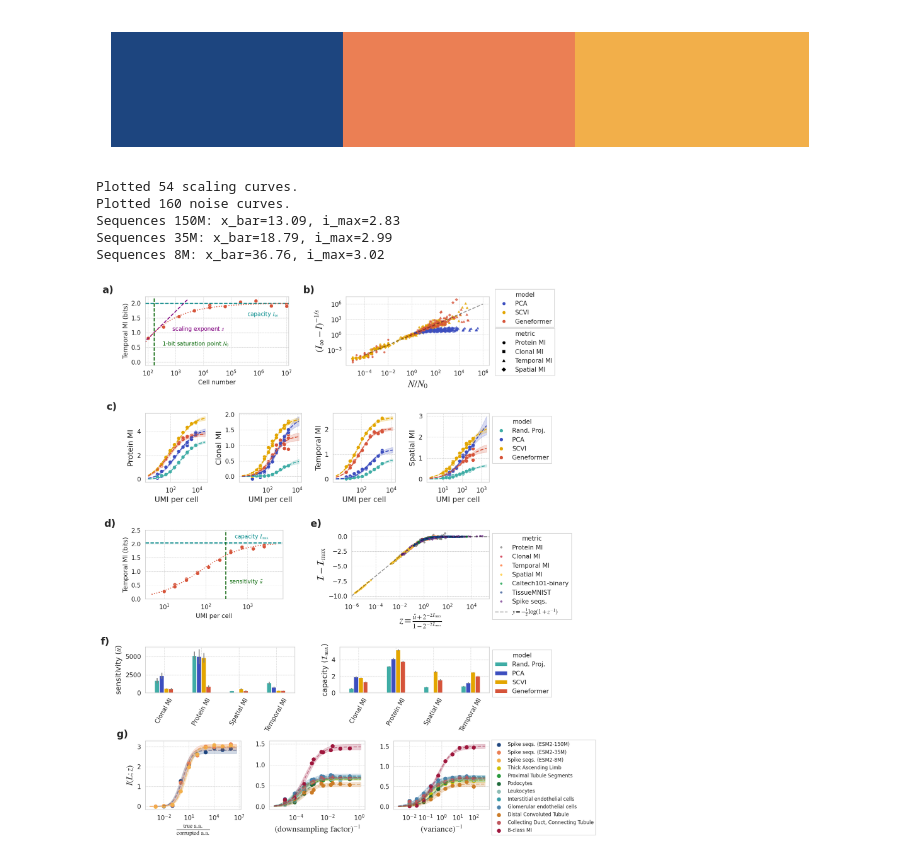
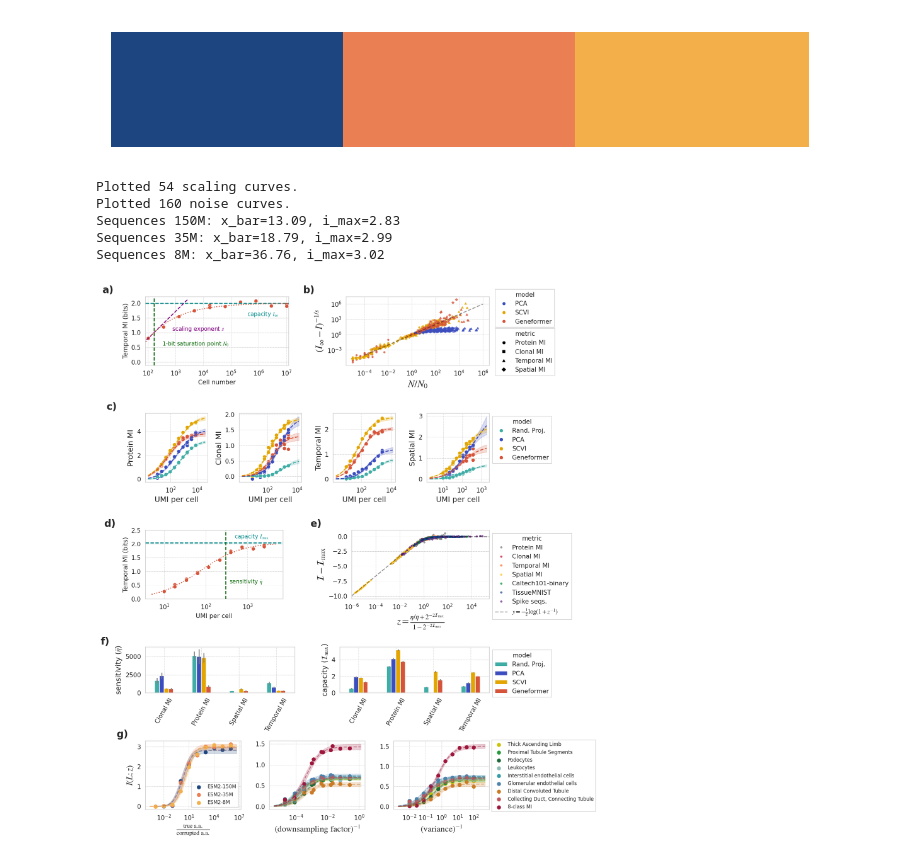
Before and after one commit to igor-sadalski/Scaling-up-measurement-noise-scaling-laws, a Jupyter notebook: analysis/big_fig_2.ipynb, the cells around one changed output. Cells and saved outputs as stored; diff of their text form; code cells hidden in the pictures.

```diff
--- a/analysis/big_fig_2.ipynb
+++ b/analysis/big_fig_2.ipynb
@@ -379,7 +379,7 @@ ax_d.axhline(I_max, linestyle='dashed', color='darkcyan', zorder=10, lw=1.5)
 ax_d.text(data['umis_per_cell'].max()/2, I_max+0.1, f'capacity $I_\\max$', ha='center', va='bottom', color='darkcyan', fontsize=9)
 
 ax_d.axvline(u_bar, linestyle='dashed', color='darkgreen', zorder=10, lw=1.5)
-ax_d.text(u_bar*1.25, 0.5, f'sensitivity $\\bar{{u}}$', ha='left', va='bottom', color='darkgreen', fontsize=9)
+ax_d.text(u_bar*1.25, 0.5, f'sensitivity $\\bar{{\\eta}}$', ha='left', va='bottom', color='darkgreen', fontsize=9)
 
 ax_d.set_xscale('log')
 ax_d.set_ylim(0, 2.5)
@@ -402,7 +402,7 @@ ax_e.plot(xs, -np.log2((1+xs)/xs)/2, color='black', linestyle='--', alpha=0.4, l
 ax_e.set_xscale('log')
 ax_e.set_xlim(xs.min(), xs.max())
 ax_e.set_ylabel(r'$\mathcal{I} - \mathcal{I}_{\max}$', fontsize=16)
-ax_e.set_xlabel(r'$z = \frac{\hat{u} + 2^{-2\mathcal{I}_{\max}}}{1 - 2^{-2\mathcal{I}_{\max}}}$', fontsize=16)
+ax_e.set_xlabel(r'$z = \frac{\eta/\bar{\eta} + 2^{-2\mathcal{I}_{\max}}}{1 - 2^{-2\mathcal{I}_{\max}}}$', fontsize=16)
 
 handles, labels = ax_e.get_legend_handles_labels()
 by_label = dict(zip(labels, handles))
@@ -425,7 +425,7 @@ errors = noise_df.pivot(index='metric', columns='method', values='u_bar_error')
 means[hue_order].plot(kind='bar', yerr=errors, ax=axs_f[0], color=pretty_palette,
                       capsize=0, ecolor='grey', rot=0, legend=False)
 axs_f[0].set_xlabel('')
-axs_f[0].set_ylabel(r'sensitivity ($\bar{u}$)', fontsize=12)
+axs_f[0].set_ylabel(r'sensitivity ($\bar{\eta}$)', fontsize=12)
 axs_f[0].tick_params(axis='x', rotation=60)
 
 means = noise_df.pivot(index='metric', columns='method', values='fitted_I_max')
@@ -475,18 +475,12 @@ for idx, model_size in enumerate(model_sizes):
         axs_g[0].plot(x_fit, y_fit, linestyle='--', color=color, alpha=0.5)
         axs_g[0].fill_between(x_fit, y_fit+y_err, y_fit-y_err, color=color, alpha=0.2)
 
-    axs_g[0].scatter(x_data, y_data, color=color, s=30, label=f'SARS-CoV2 ({model_size})')
+    axs_g[0].scatter(x_data, y_data, color=color, s=30, label=f'ESM2-{model_size}')
 
 axs_g[0].set_xlabel(r'$\frac{\text{true a.a.}}{\text{corrupted a.a.}}$', fontsize=14)
 axs_g[0].set_ylabel(r'$I(L; z)$', fontsize=14)
 axs_g[0].set_xscale('log')
-# axs_g[0].legend(loc='lower right', bbox_to_anchor=(1, 0), fontsize=8)
-
-# Add sequence data to legend
-# axs_g[2].scatter([], [], color=seq_color, label='SARS-CoV2 seqs.', s=30)
-for idx, model_size in enumerate(model_sizes):
-    color = seq_colors[idx % len(seq_colors)]
-    axs_g[2].scatter([], [], color=color, label=f'Spike seqs. (ESM2-{model_size})', s=30)
+axs_g[0].legend(loc='lower right', fontsize=8)
 
 
 
@@ -521,32 +515,35 @@ for i, col in enumerate(ova_columns[::-1]):
 
     _, _, result = fit_info_model(x_data, y_data)
     if result:
         x_fit = np.logspace(np.log10(x_data.min()/5), np.log10(5*x_data.max()), 100000)
         y_fit = result.eval(x=x_fit)
         y_err = result.eval_uncertainty(x=x_fit, sigma=2)
         axs_g[2].plot(x_fit, y_fit, linestyle='--', color=palette_tissue[i], alpha=0.5)
         axs_g[2].fill_between(x_fit, y_fit+y_err, y_fit-y_err, color=palette_tissue[i], alpha=0.2)
 
     axs_g[2].scatter(x_data, y_data, color=palette_tissue[i], label=label_map.get(col, col), s=30)
 
 axs_g[2].set_xlabel(r'$(\text{variance})^{-1}$', fontsize=14)
 axs_g[2].set_xscale('log')
 axs_g[2].legend(loc='upper left', bbox_to_anchor=(1, 1.05), fontsize=8)
 
 # ============================================================================
 # Panel Labels
 # ============================================================================
 for ax, label in zip([ax_a, ax_b, axs_c[0], ax_d, ax_e, axs_f[0], axs_g[0]],
                       ['a)', 'b)', 'c)', 'd)', 'e)', 'f)', 'g)']):
     x_pos = -0.3 if ax != axs_c[0] else -0.62
     ax.text(x_pos, 1.05, label, transform=ax.transAxes, fontsize=16, fontweight='bold')
 
 fig.tight_layout()
-plt.show()
+# save as pdf
+fig.savefig('figure_2.pdf', bbox_inches='tight')
+
+# plt.show()
 # %% [output]
 Plotted 54 scaling curves.
 Plotted 160 noise curves.
 Sequences 150M: x_bar=13.09, i_max=2.83
 Sequences 35M: x_bar=18.79, i_max=2.99
 Sequences 8M: x_bar=36.76, i_max=3.02
-[figure, old version]
+[figure, new version]
```
Also changed, not shown: 1 other file.
